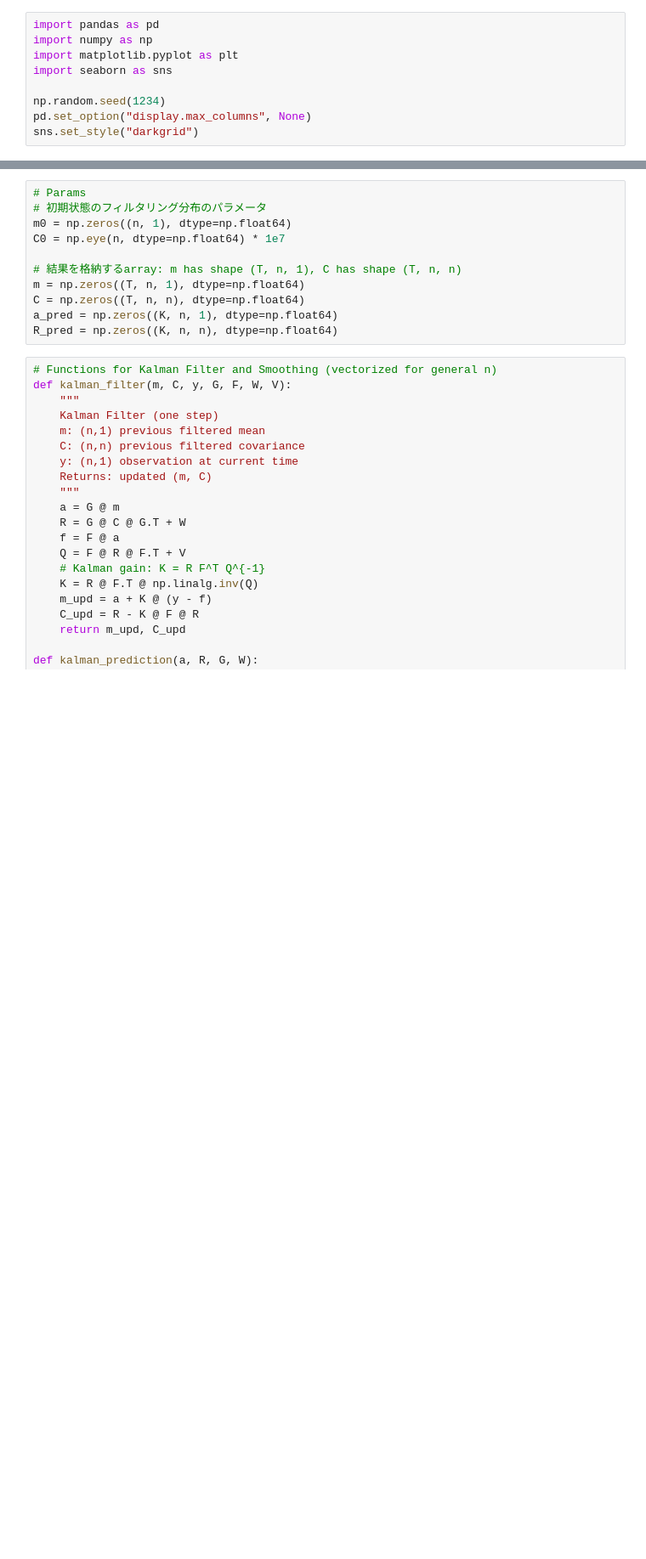
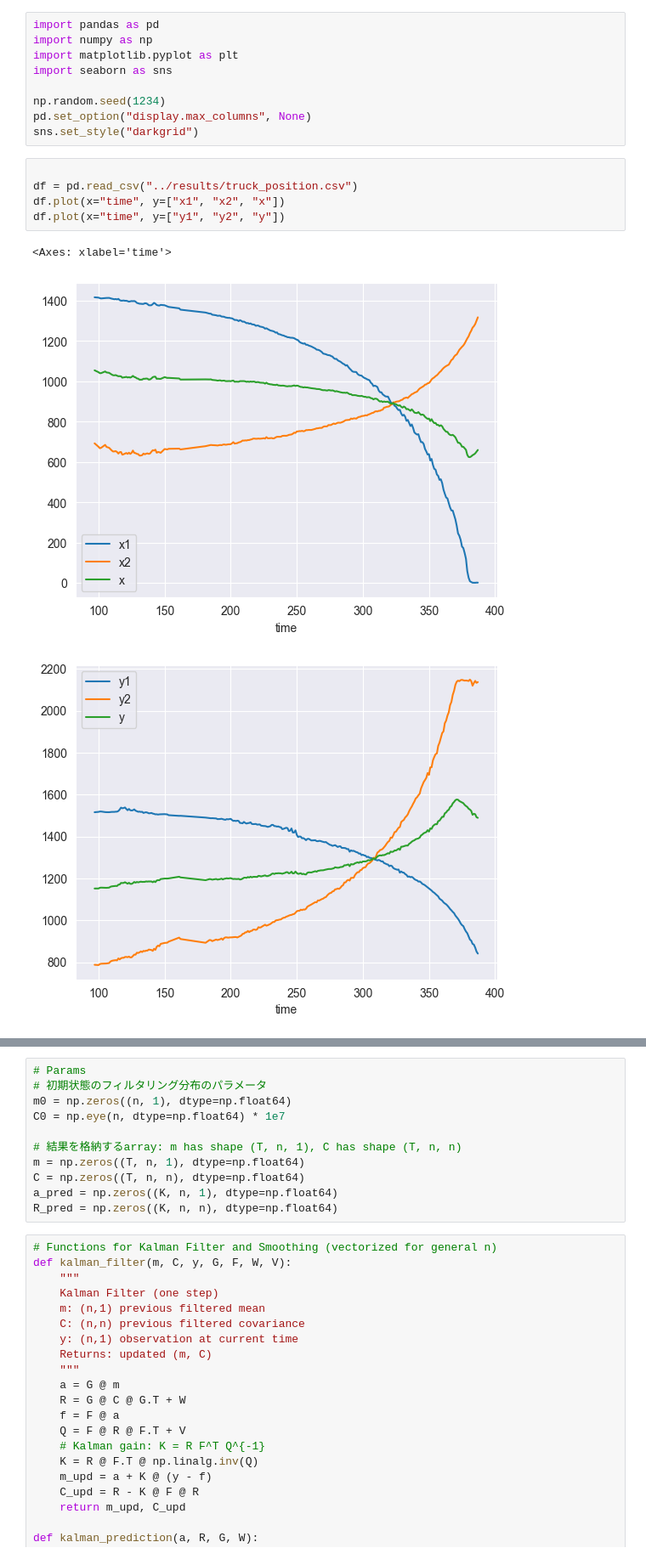
Before and after one commit to 8gaU8/robotics-assignment2-bayesian-filtering, a Jupyter notebook: notebooks/kf.ipynb, the cells around one changed output, grey strips where cells are left out. Shown: that part at 85% size. Cells and saved outputs as stored; diff of their text form; blank space fills up the shorter version.

```diff
--- a/notebooks/kf.ipynb
+++ b/notebooks/kf.ipynb
@@ -7,6 +7,15 @@ import seaborn as sns
 np.random.seed(1234)
 pd.set_option("display.max_columns", None)
 sns.set_style("darkgrid")
+# %%
+
+df = pd.read_csv("../results/truck_position.csv")
+df.plot(x="time", y=["x1", "x2", "x"])
+df.plot(x="time", y=["y1", "y2", "y"])
+# %% [output]
+<Axes: xlabel='time'>
+[figure, added]
+[figure, added]
 # %%
 import matplotlib.cm as cm
 
```
Also changed, not shown: parts of 5 cells of this notebook, 9 other files.
